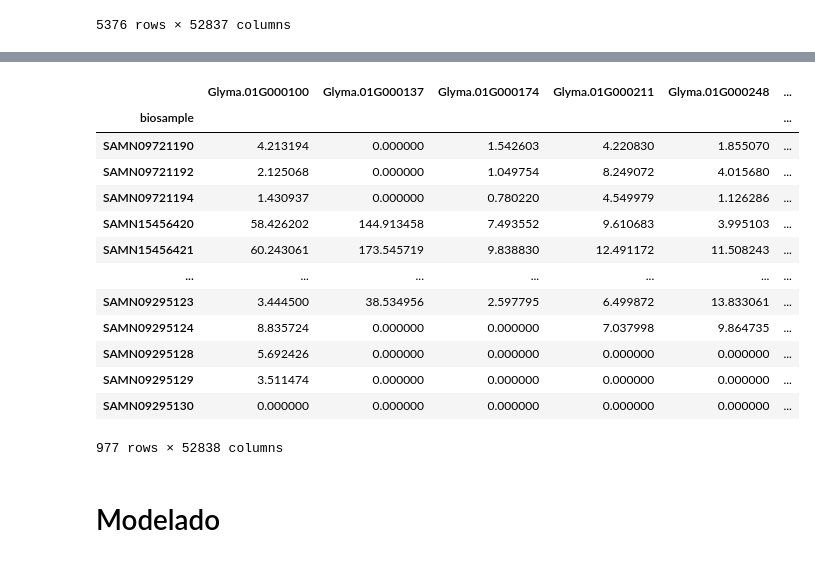
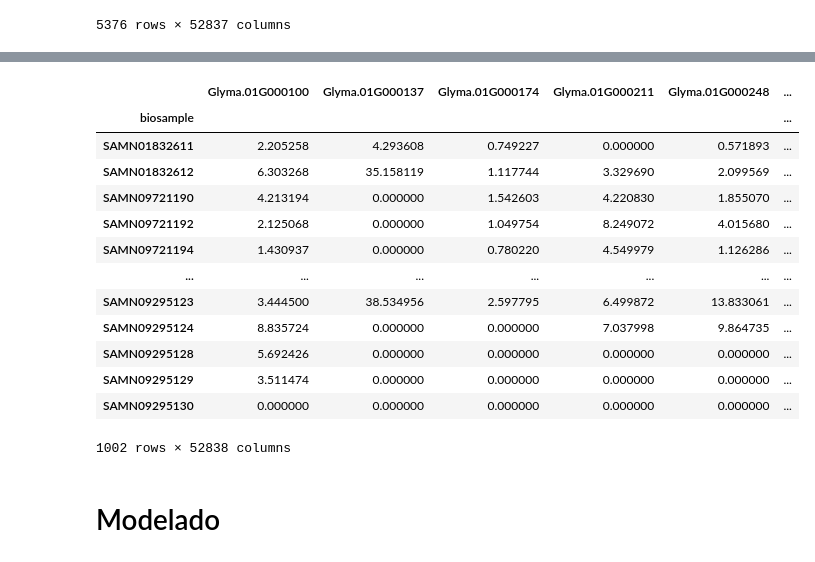
Before and after one commit to freire-guido/soy-biomarkers, a Jupyter notebook: modelado/venancio.ipynb, the cells around one changed output, grey strips where cells are left out. Cells and saved outputs as stored; diff of their text form; code cells hidden in the pictures.

```diff
--- a/modelado/venancio.ipynb
+++ b/modelado/venancio.ipynb
@@ -42,22 +42,21 @@ condicion
 # %%
-joined = venancio.join(condicion)
-joined = joined[joined['condicion'].notna()]
+joined = venancio.join(condicion, how='inner')
 joined
 # %% [output]
 |  | Glyma.01G000100 | Glyma.01G000137 | Glyma.01G000174 | Glyma.01G000211 | Glyma.01G000248 | ... |
 | biosample |  |  |  |  |  | ... |
+| SAMN01832611 | 2.205258 | 4.293608 | 0.749227 | 0.000000 | 0.571893 | ... |
+| SAMN01832612 | 6.303268 | 35.158119 | 1.117744 | 3.329690 | 2.099569 | ... |
 | SAMN09721190 | 4.213194 | 0.000000 | 1.542603 | 4.220830 | 1.855070 | ... |
 | SAMN09721192 | 2.125068 | 0.000000 | 1.049754 | 8.249072 | 4.015680 | ... |
 | SAMN09721194 | 1.430937 | 0.000000 | 0.780220 | 4.549979 | 1.126286 | ... |
-| SAMN15456420 | 58.426202 | 144.913458 | 7.493552 | 9.610683 | 3.995103 | ... |
-| SAMN15456421 | 60.243061 | 173.545719 | 9.838830 | 12.491172 | 11.508243 | ... |
 | ... | ... | ... | ... | ... | ... | ... |
 | SAMN09295123 | 3.444500 | 38.534956 | 2.597795 | 6.499872 | 13.833061 | ... |
 | SAMN09295124 | 8.835724 | 0.000000 | 0.000000 | 7.037998 | 9.864735 | ... |
 | SAMN09295128 | 5.692426 | 0.000000 | 0.000000 | 0.000000 | 0.000000 | ... |
 | SAMN09295129 | 3.511474 | 0.000000 | 0.000000 | 0.000000 | 0.000000 | ... |
 | SAMN09295130 | 0.000000 | 0.000000 | 0.000000 | 0.000000 | 0.000000 | ... |
-977 rows × 52838 columns
+1002 rows × 52838 columns
 # %%
 X = joined.drop('condicion', axis=1)
 y = joined.condicion
```
Also changed, not shown: parts of 16 cells of this notebook, 3 other files.
